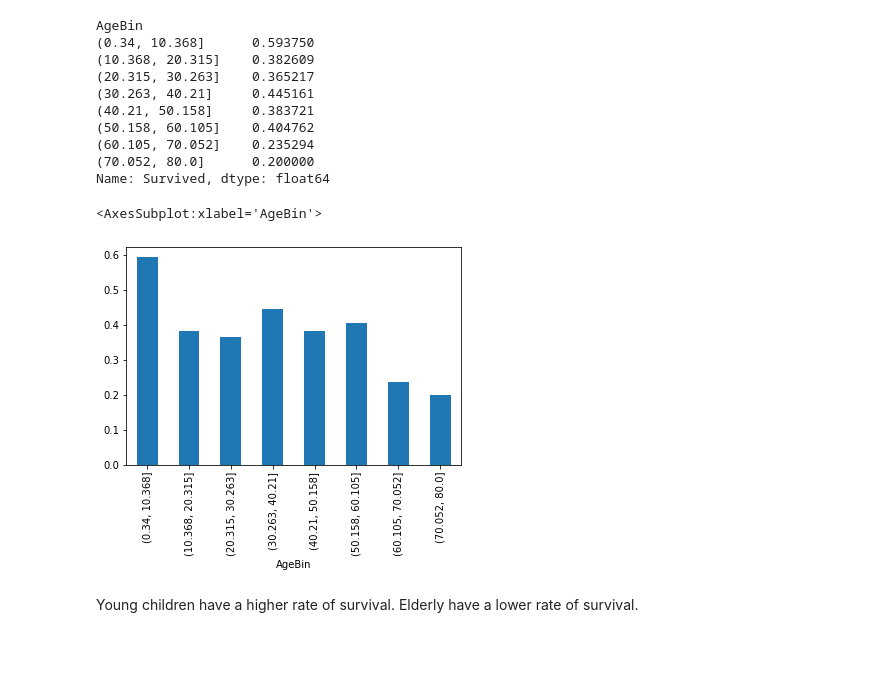
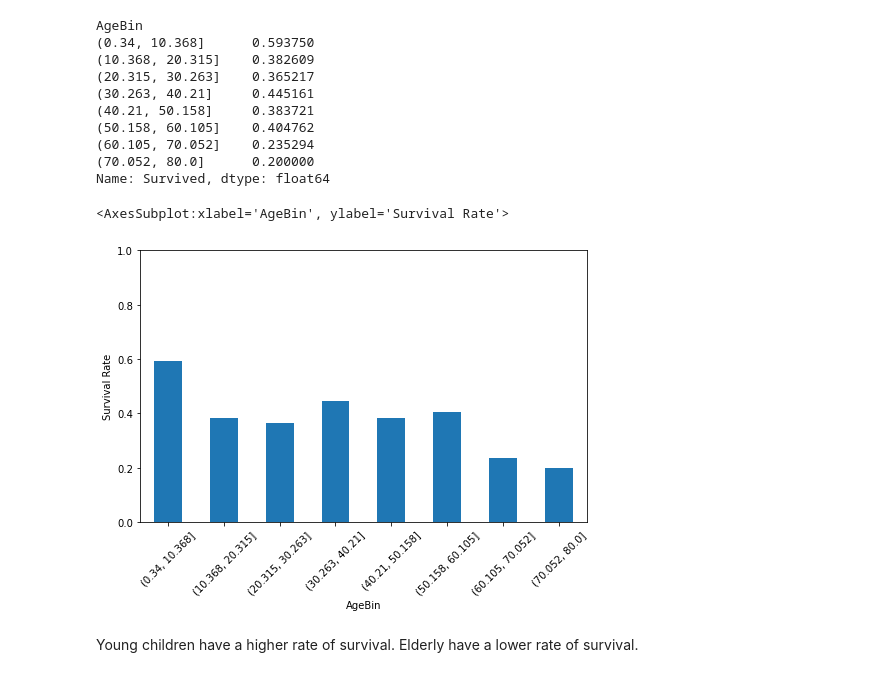
Before and after one commit to tintindas/titanic-kaggle, a Jupyter notebook: eda.ipynb, the cells around one changed output. Cells and saved outputs as stored; diff of their text form; code cells hidden in the pictures; blank space fills up the shorter version.

```diff
--- a/eda.ipynb
+++ b/eda.ipynb
@@ -250,10 +250,10 @@ AgeBin
 (70.052, 80.0]      0.200000
 Name: Survived, dtype: float64
 # %%
-age_df.groupby(["AgeBin"])["Survived"].mean().plot.bar()
+age_df.groupby(["AgeBin"])["Survived"].mean().plot.bar(rot=45, figsize = (8, 5), ylim=(0, 1), ylabel="Survival Rate")
 # %% [output]
-<AxesSubplot:xlabel='AgeBin'>
+<AxesSubplot:xlabel='AgeBin', ylabel='Survival Rate'>
-[figure, old version]
+[figure, new version]
 # %% [markdown]
 Young children have a higher rate of survival. Elderly have a lower rate of survival.
 # %% [markdown]
```
Also changed, not shown: parts of 30 cells of this notebook, 1 other file.
